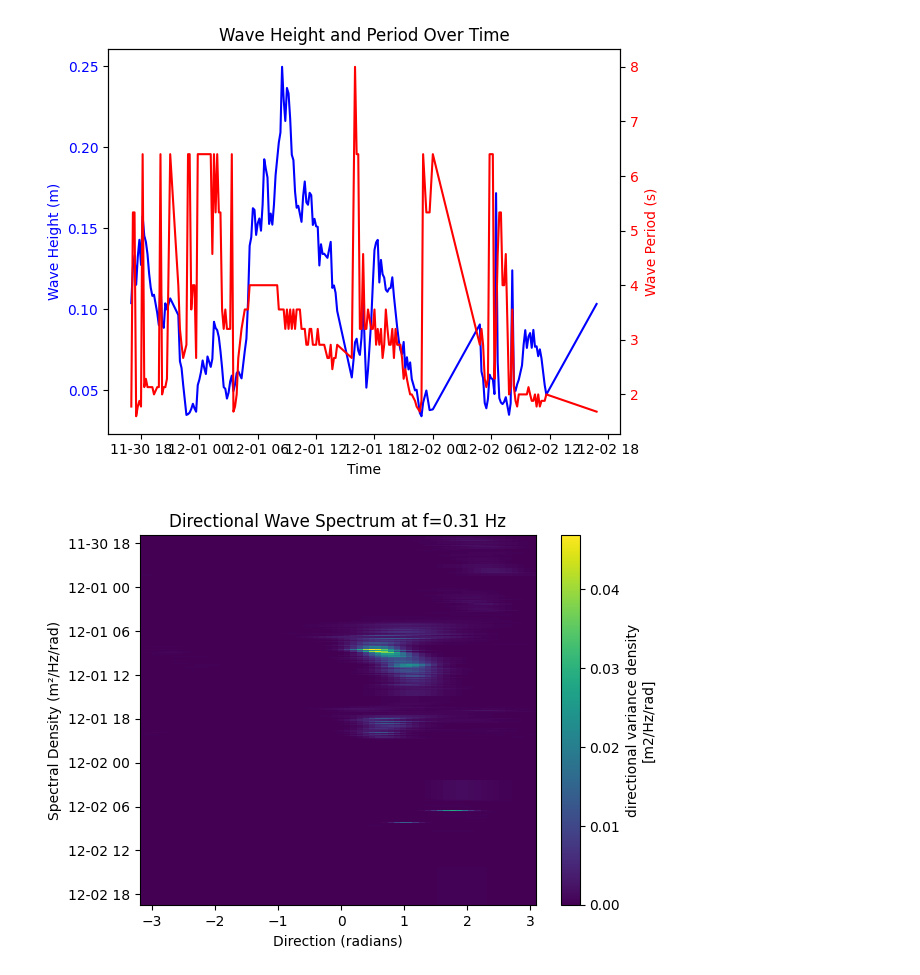
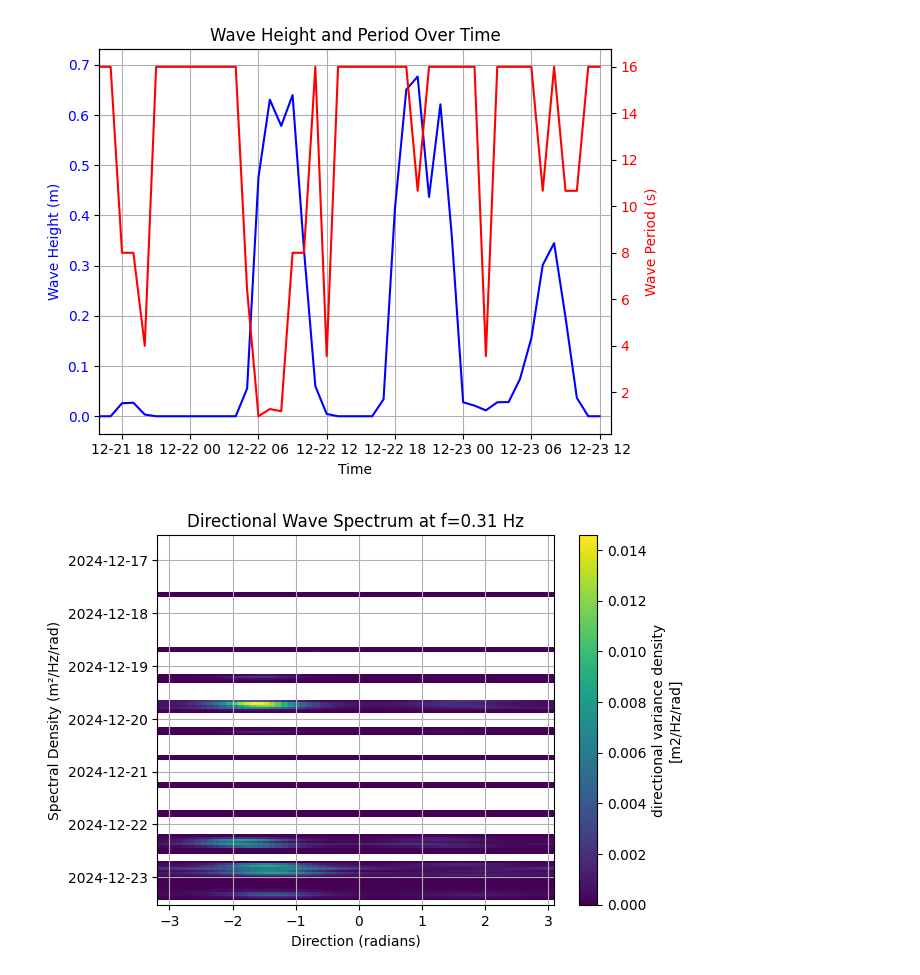
Before and after one commit to Rubenrosman/HybridDune, a Jupyter notebook: Ruben/ADV/ADV_tailored.ipynb, the cells around one changed output. Saved outputs shown, nothing was run; the diff lists cells and outputs as text; code cells hidden in the pictures.

```diff
--- a/Ruben/ADV/ADV_tailored.ipynb
+++ b/Ruben/ADV/ADV_tailored.ipynb
@@ -7,8 +7,8 @@ import numpy as np
 import xarray as xr
 # %%
 # input specification
-instrFile = r"C:\Users\ruro\OneDrive - Boskalis\Documents\python\ADV\QC\vec1.nc"
-ncOutFile = r"C:\Users\ruro\OneDrive - Boskalis\Documents\python\ADV\tailored\vec1_pilot_tailored.nc"
+instrFile = r"C:\Users\ruro\OneDrive - Boskalis\Documents\python\Hybrid_Dune\ADV\Deployment 1, until 23dec\QC\vec1.nc"
+ncOutFile = r"C:\Users\ruro\OneDrive - Boskalis\Documents\python\Hybrid_Dune\ADV\Deployment 1, until 23dec\Tailored\vec1.nc"
 
 # Ensure the input file exists
 if not os.path.exists(instrFile):
@@ -154,10 +169,0 @@ dsTailored.to_netcdf(ncOutFile)
-# %%
-import xarray as xr
-import matplotlib.pyplot as plt
-
-# Load the tailored NetCDF file
-ncOutFile = r"C:\Users\ruro\OneDrive - Boskalis\Documents\python\ADV\tailored\vec1_pilot_tailored.nc"
-ds = xr.open_dataset(ncOutFile)
-
-# Print the dataset structure to understand what variables are available
-print(ds)
@@ -203,13 +239,19 @@ Data variables: (12/39)
 import xarray as xr
 import matplotlib.pyplot as plt
 import numpy as np
+import pandas as pd
 
 # Load the tailored NetCDF file
-ncOutFile = r"C:\Users\ruro\OneDrive - Boskalis\Documents\python\ADV\tailored\vec1_pilot_tailored.nc"
-ds = xr.open_dataset(ncOutFile)
+# ncOutFile = r"C:\Users\ruro\OneDrive - Boskalis\Documents\python\ADV\tailored\vec1_pilot_tailored.nc"
+# ds = xr.open_dataset(ncOutFile)
 
 # Print the dataset structure to understand what variables are available
-print(ds)
+# ds
+
+# # Set x-axis limits using specific date stamps
+# start_time = pd.Timestamp("2024-12-21T16:00:00")
+# end_time = pd.Timestamp("2024-12-23T13:00:00")
+# plt.xlim(start_time, end_time)
 
 # 1. Time Series of Velocity Components (u_mean, v_mean)
 if 'u_mean' in ds and 'v_mean' in ds:
@@ -218,7 +260,11 @@ if 'u_mean' in ds and 'v_mean' in ds:
     plt.title("Time Series of Velocity Components")
     plt.xlabel("Time")
     plt.ylabel("Velocity (m/s)")
-    plt.legend()
+    plt.legend(loc='upper right')
+    start_time = pd.Timestamp("2024-12-21T16:00:00")
+    end_time = pd.Timestamp("2024-12-23T13:00:00")
+    plt.xlim(start_time, end_time)
+    plt.grid()
     plt.show()
 
 # 2. Current Magnitude and Direction
@@ -228,7 +274,11 @@ if 'u_mean' in ds and 'v_mean' in ds:
     plt.title("Current Magnitude Over Time")
     plt.xlabel("Time")
     plt.ylabel("Current Magnitude (m/s)")
-    plt.legend()
+    plt.legend(loc='upper right')
+    start_time = pd.Timestamp("2024-12-21T16:00:00")
+    end_time = pd.Timestamp("2024-12-23T13:00:00")
+    plt.xlim(start_time, end_time)
+    plt.grid()
     plt.show()
 
     if 'cur_dir' in ds:
@@ -236,7 +286,11 @@ if 'u_mean' in ds and 'v_mean' in ds:
         plt.title("Current Direction Over Time")
         plt.xlabel("Time")
         plt.ylabel("Direction (degrees)")
-        plt.legend()
+        plt.legend(loc='upper right')
+        start_time = pd.Timestamp("2024-12-21T16:00:00")
+        end_time = pd.Timestamp("2024-12-23T13:00:00")
+        plt.xlim(start_time, end_time)
+        plt.grid()
         plt.show()
 
 # 3. Wave Height (Hm0) and Wave Period (Tp)
@@ -257,6 +311,11 @@ if 'Hm0' in ds and 'Tp' in ds:
 
     plt.title("Wave Height and Period Over Time")
     fig.tight_layout()
+    start_time = pd.Timestamp("2024-12-21T16:00:00")
+    end_time = pd.Timestamp("2024-12-23T13:00:00")
+    ax1.set_xlim(start_time, end_time)
+    ax2.set_xlim(start_time, end_time)
+    ax1.grid()
     plt.show()
 
 # 4. Directional Wave Spectrum (S)
@@ -267,6 +326,7 @@ if 'S' in ds:
         plt.title(f"Directional Wave Spectrum at f={ds['f'][freq_idx].values:.2f} Hz")
         plt.xlabel("Direction (radians)")
         plt.ylabel("Spectral Density (m²/Hz/rad)")
+        plt.grid()
         plt.show()
 
 # 5. Power Spectral Density (vy)
@@ -281,6 +341,7 @@ if 'vy' in ds:
     plt.title("Power Spectral Density of vy")
     plt.xlabel("Frequency (Hz)")
     plt.ylabel("Power Spectral Density")
-    plt.legend()
+    plt.legend(loc='upper right')
+    plt.grid()
     plt.show()
 # %% [output]
@@ -307,2 +351,2 @@ Data variables: (12/39)
-[figure, old version]
+[figure, new version]
-[figure, old version]
+[figure, new version]
```
Also changed, not shown: parts of 9 cells of this notebook, 12 other files.
